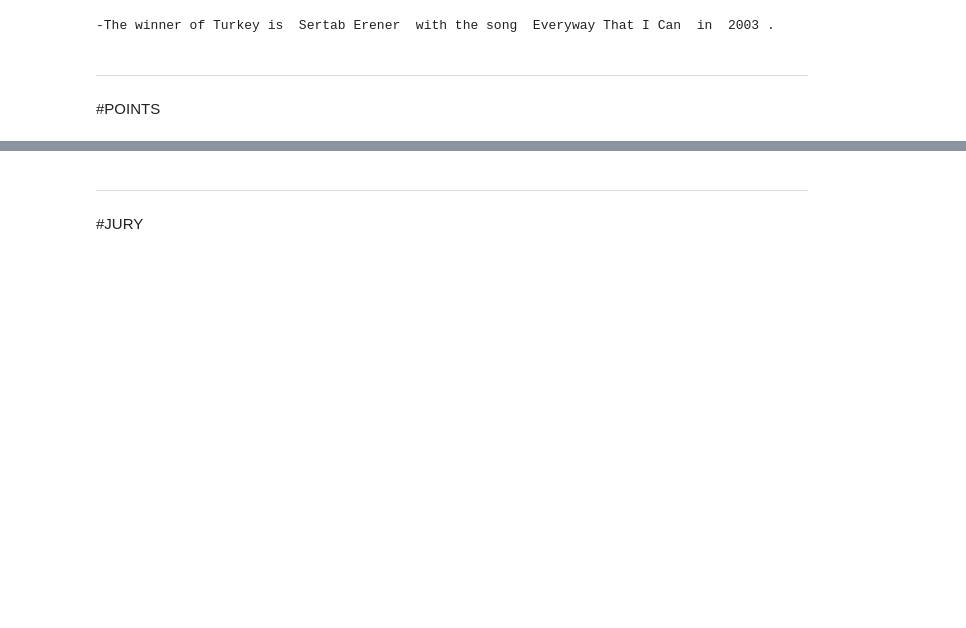
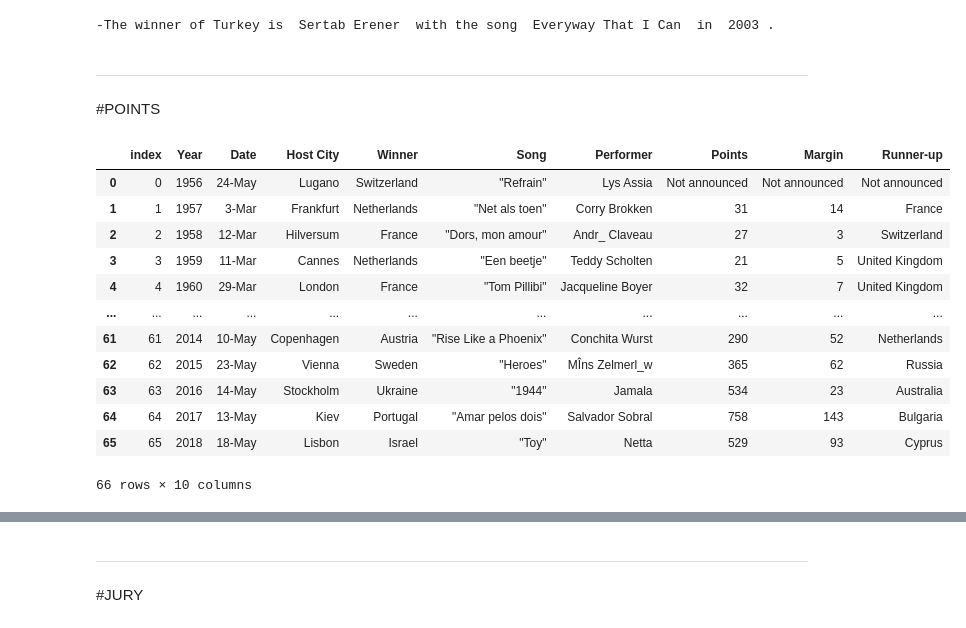
Before and after one commit to sedataskan/eurovision, a Jupyter notebook: eurovision.ipynb, the cells around one changed output, grey strips where cells are left out. Drawn from its saved outputs; the diff is of its cells as text; code cells hidden in the pictures; blank space fills up the shorter version.

```diff
--- a/eurovision.ipynb
+++ b/eurovision.ipynb
@@ -148,6 +164,22 @@ print("-The winner of Turkey is ", artist," with the song ", song," in ", year,"
 ----------------------
 # %% [markdown]
 #POINTS
+# %%
+points
+# %% [output]
+|  | index | Year | Date | Host City | Winner | Song | Performer | Points | Margin | Runner-up |
+| 0 | 0 | 1956 | 24-May | Lugano | Switzerland | "Refrain" | Lys Assia | Not announced | Not announced | Not announced |
+| 1 | 1 | 1957 | 3-Mar | Frankfurt | Netherlands | "Net als toen" | Corry Brokken | 31 | 14 | France |
+| 2 | 2 | 1958 | 12-Mar | Hilversum | France | "Dors, mon amour" | Andr_ Claveau | 27 | 3 | Switzerland |
+| 3 | 3 | 1959 | 11-Mar | Cannes | Netherlands | "Een beetje" | Teddy Scholten | 21 | 5 | United Kingdom |
+| 4 | 4 | 1960 | 29-Mar | London | France | "Tom Pillibi" | Jacqueline Boyer | 32 | 7 | United Kingdom |
+| ... | ... | ... | ... | ... | ... | ... | ... | ... | ... | ... |
+| 61 | 61 | 2014 | 10-May | Copenhagen | Austria | "Rise Like a Phoenix" | Conchita Wurst | 290 | 52 | Netherlands |
+| 62 | 62 | 2015 | 23-May | Vienna | Sweden | "Heroes" | MÎns Zelmerl_w | 365 | 62 | Russia |
+| 63 | 63 | 2016 | 14-May | Stockholm | Ukraine | "1944" | Jamala | 534 | 23 | Australia |
+| 64 | 64 | 2017 | 13-May | Kiev | Portugal | "Amar pelos dois" | Salvador Sobral | 758 | 143 | Bulgaria |
+| 65 | 65 | 2018 | 18-May | Lisbon | Israel | "Toy" | Netta | 529 | 93 | Cyprus |
+66 rows × 10 columns
 # %%
 #find the max margin between winner and runner-up
 
```
Also changed, not shown: parts of 7 cells of this notebook, 1 other file.
